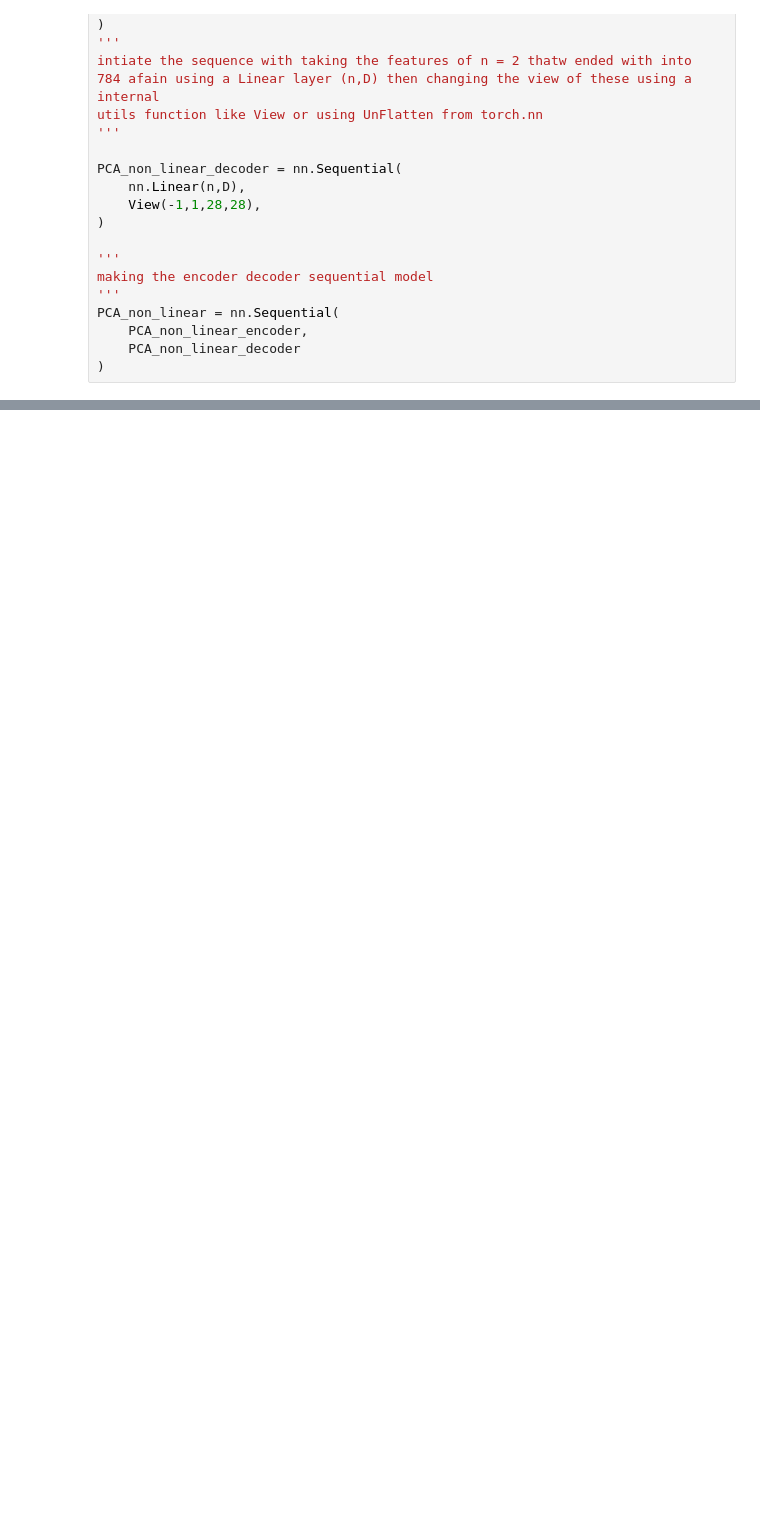
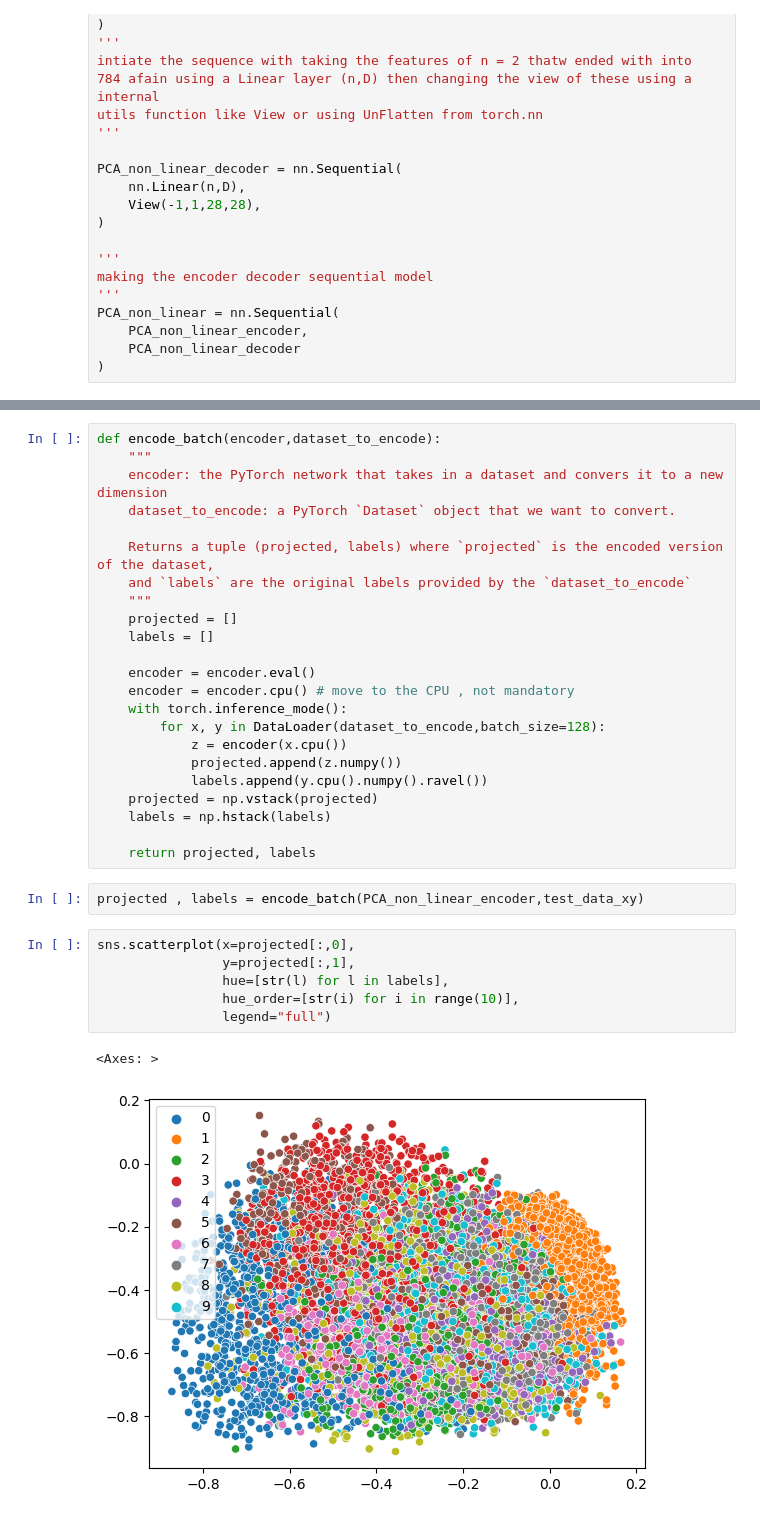
Before and after one commit to Amr-Abdellatif/simple-nonlinear-PCA, a Jupyter notebook: main.ipynb, the cells around one changed output, grey strips where cells are left out. Saved outputs shown, nothing was run; the diff lists cells and outputs as text; blank space fills up the shorter version.

```diff
--- a/main.ipynb
+++ b/main.ipynb
@@ -75,0 +95,34 @@ train_network(PCA_non_linear,loss_func=nn.MSELoss(),)
+# %%
+def encode_batch(encoder,dataset_to_encode):
+    """
+    encoder: the PyTorch network that takes in a dataset and convers it to a new dimension
+    dataset_to_encode: a PyTorch `Dataset` object that we want to convert.
+
+    Returns a tuple (projected, labels) where `projected` is the encoded version of the dataset,
+    and `labels` are the original labels provided by the `dataset_to_encode`
+    """
+    projected = []
+    labels = []
+
+    encoder = encoder.eval()
+    encoder = encoder.cpu() # move to the CPU , not mandatory
+    with torch.inference_mode():
+        for x, y in DataLoader(dataset_to_encode,batch_size=128):
+            z = encoder(x.cpu())
+            projected.append(z.numpy())
+            labels.append(y.cpu().numpy().ravel())
+    projected = np.vstack(projected)
+    labels = np.hstack(labels)
+
+    return projected, labels
+# %%
+projected , labels = encode_batch(PCA_non_linear_encoder,test_data_xy)
+# %%
+sns.scatterplot(x=projected[:,0],
+                y=projected[:,1],
+                hue=[str(l) for l in labels],
+                hue_order=[str(i) for i in range(10)],
+                legend="full")
+# %% [output]
+<Axes: >
+[figure, added]
```
Also changed, not shown: parts of 5 cells of this notebook.
